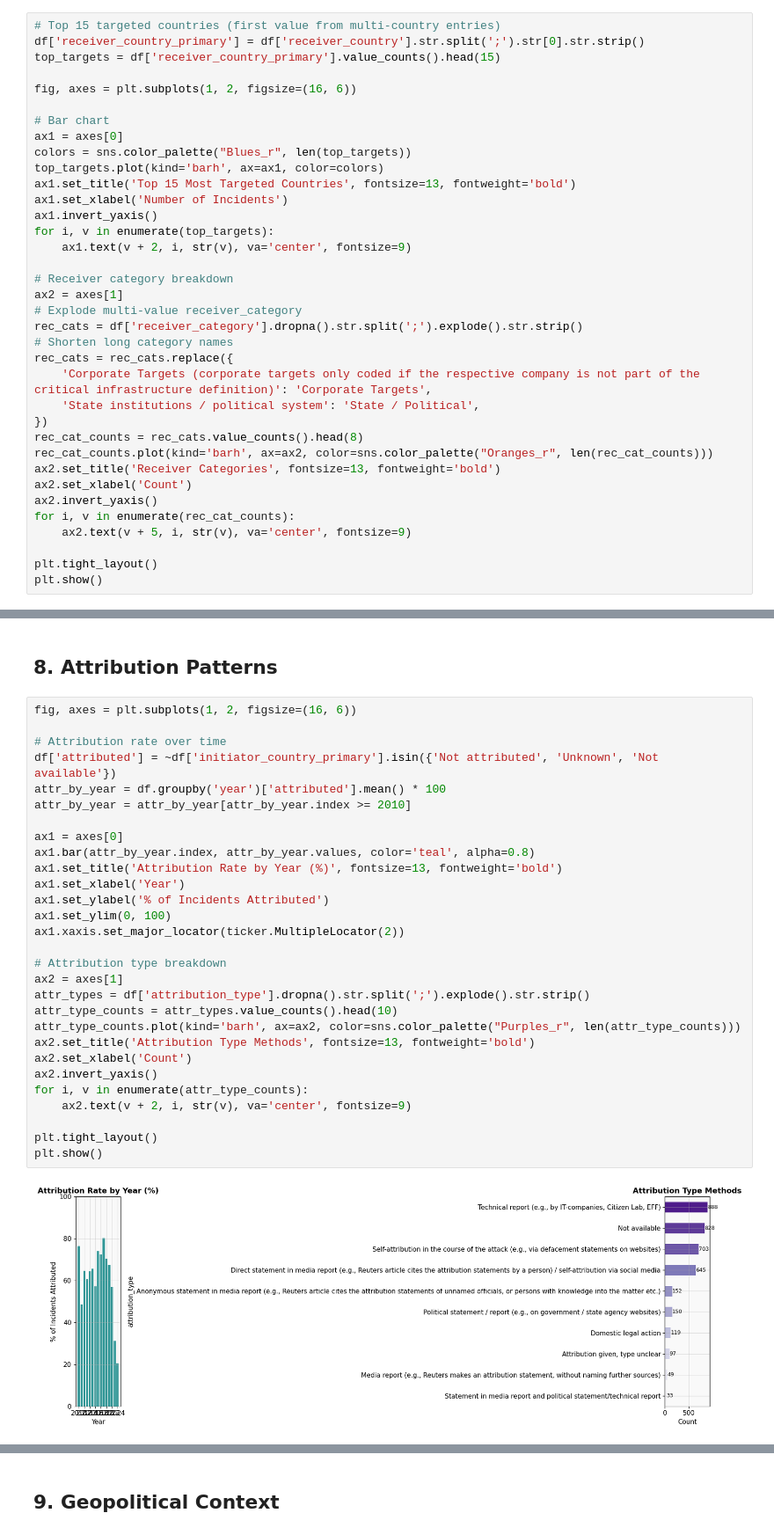
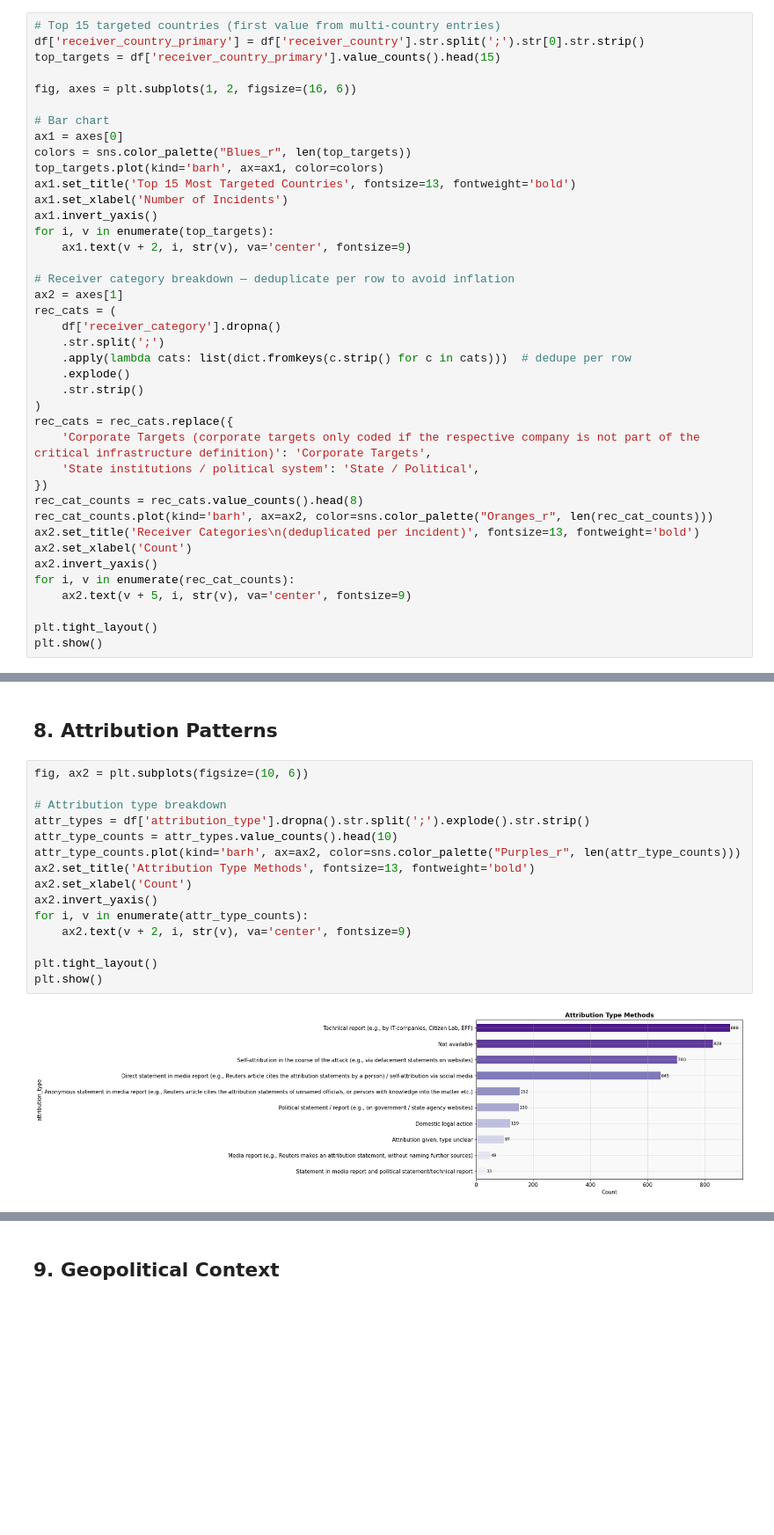
Before and after one commit to com-480-data-visualization/CyberAnalyst, a Jupyter notebook: Analysis/eurepoc_global_dataset_1_3 analysis.ipynb, the cells around one changed output, grey strips where cells are left out. Shown at 88% size. Drawn from its saved outputs; the diff is of its cells as text; blank space fills up the shorter version.

```diff
--- a/Analysis/eurepoc_global_dataset_1_3 analysis.ipynb
+++ b/Analysis/eurepoc_global_dataset_1_3 analysis.ipynb
@@ -226,18 +230,22 @@ ax1.invert_yaxis()
 for i, v in enumerate(top_targets):
     ax1.text(v + 2, i, str(v), va='center', fontsize=9)
 
-# Receiver category breakdown
+# Receiver category breakdown — deduplicate per row to avoid inflation
 ax2 = axes[1]
-# Explode multi-value receiver_category
-rec_cats = df['receiver_category'].dropna().str.split(';').explode().str.strip()
-# Shorten long category names
+rec_cats = (
+    df['receiver_category'].dropna()
+    .str.split(';')
+    .apply(lambda cats: list(dict.fromkeys(c.strip() for c in cats)))  # dedupe per row
+    .explode()
+    .str.strip()
+)
 rec_cats = rec_cats.replace({
     'Corporate Targets (corporate targets only coded if the respective company is not part of the critical infrastructure definition)': 'Corporate Targets',
     'State institutions / political system': 'State / Political',
 })
 rec_cat_counts = rec_cats.value_counts().head(8)
 rec_cat_counts.plot(kind='barh', ax=ax2, color=sns.color_palette("Oranges_r", len(rec_cat_counts)))
-ax2.set_title('Receiver Categories', fontsize=13, fontweight='bold')
+ax2.set_title('Receiver Categories\n(deduplicated per incident)', fontsize=13, fontweight='bold')
 ax2.set_xlabel('Count')
 ax2.invert_yaxis()
 for i, v in enumerate(rec_cat_counts):
@@ -329,33 +343,19 @@ plt.show()
 # %% [markdown]
 ## 8. Attribution Patterns
 # %%
-fig, axes = plt.subplots(1, 2, figsize=(16, 6))
-
-# Attribution rate over time
-df['attributed'] = ~df['initiator_country_primary'].isin({'Not attributed', 'Unknown', 'Not available'})
-attr_by_year = df.groupby('year')['attributed'].mean() * 100
-attr_by_year = attr_by_year[attr_by_year.index >= 2010]
-
-ax1 = axes[0]
-ax1.bar(attr_by_year.index, attr_by_year.values, color='teal', alpha=0.8)
-ax1.set_title('Attribution Rate by Year (%)', fontsize=13, fontweight='bold')
-ax1.set_xlabel('Year')
-ax1.set_ylabel('% of Incidents Attributed')
-ax1.set_ylim(0, 100)
-ax1.xaxis.set_major_locator(ticker.MultipleLocator(2))
+fig, ax2 = plt.subplots(figsize=(10, 6))
 
 # Attribution type breakdown
-ax2 = axes[1]
 attr_types = df['attribution_type'].dropna().str.split(';').explode().str.strip()
 attr_type_counts = attr_types.value_counts().head(10)
 attr_type_counts.plot(kind='barh', ax=ax2, color=sns.color_palette("Purples_r", len(attr_type_counts)))
 ax2.set_title('Attribution Type Methods', fontsize=13, fontweight='bold')
 ax2.set_xlabel('Count')
 ax2.invert_yaxis()
 for i, v in enumerate(attr_type_counts):
     ax2.text(v + 2, i, str(v), va='center', fontsize=9)
 
 plt.tight_layout()
 plt.show()
 # %% [output]
-[figure, old version]
+[figure, new version]
```
Also changed, not shown: parts of 16 cells of this notebook.
